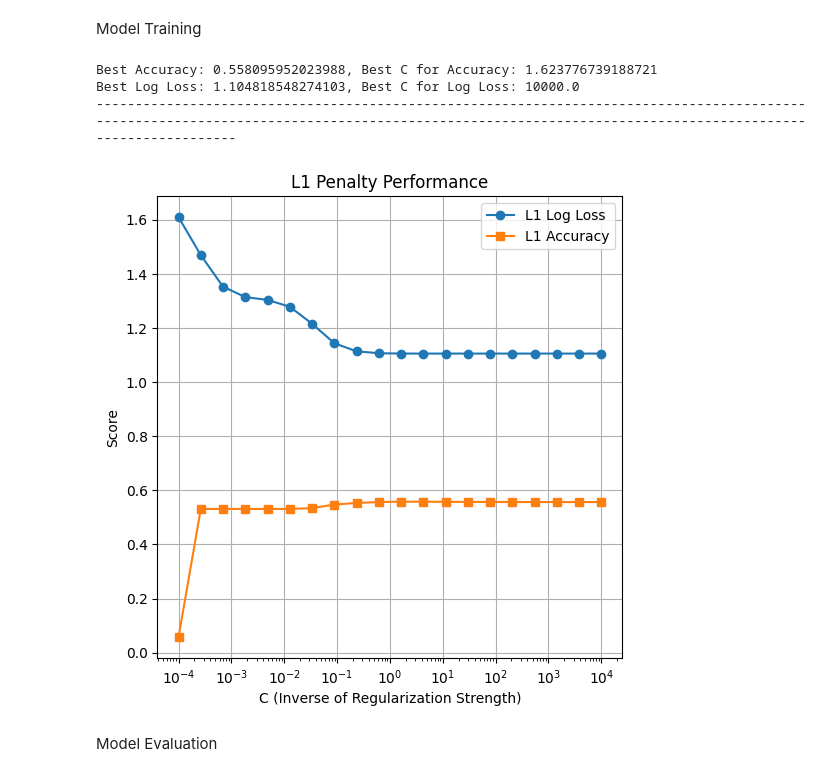
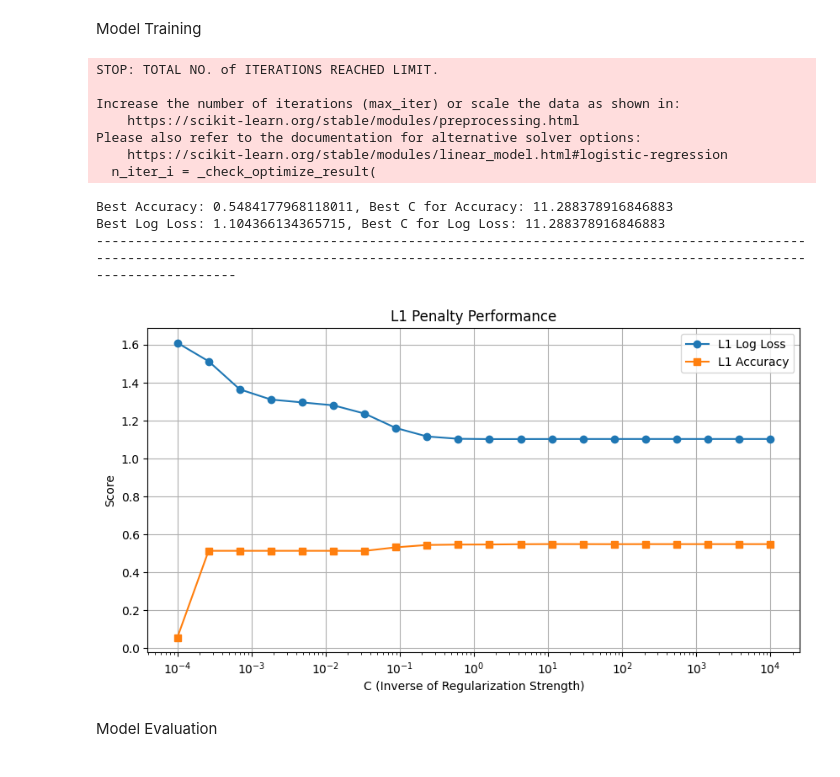
Before and after one commit to Ariamestra/ConsumerReviews, a Jupyter notebook: project_part3.ipynb, the cells around one changed output. Cells and saved outputs as stored; diff of their text form; code cells hidden in the pictures.

Commit message:
Made Model

```diff
--- a/project_part3.ipynb
+++ b/project_part3.ipynb
@@ -116,17 +118,32 @@ Shortest review length: 30 words
 Shape of the DataFrame after dropping rows below 20 words: (26680, 10)
 # %%
 # Clean reviews
+import string
+
+# Drop columns that are not needed
+columns_to_drop = ['Cloth_class', 'Title', 'Materials', 'Construction', 'Color', 'Finishing', 'Durability']
+columns_to_drop = [col for col in columns_to_drop if col in df_cleaned.columns]
+df_cleaned.drop(columns=columns_to_drop, inplace=True)
+
 stop_words = set(stopwords.words('english'))
 
 def clean_review(review):
     review = str(review).lower()
     review = review.translate(str.maketrans('', '', string.punctuation))
-    # Tokenize and remove stop words
     words = word_tokenize(review)
     words = [word for word in words if word.isalpha() and word not in stop_words]
-    # Join string
-    review = ' '.join(words)
-    return review
+    return ' '.join(words)
 
-print(f"Done")
+# Apply the cleaning  to Reviews
+df_cleaned['Processed_Review'] = df_cleaned['Review'].apply(clean_review)
+
+# Calculate the review lengths
+df_cleaned['Review_length'] = df_cleaned['Processed_Review'].apply(lambda x: len(x.split()))
+
+# Drop the reviews shorter than 20 words
+df_cleaned.drop(df_cleaned[df_cleaned['Review_length'] < 20].index, inplace=True)
+
+# Print results
+print("Shape after dropping rows:", df_cleaned.shape)
+print(df_cleaned.head())
 # %% [output]
@@ -195,7 +225,13 @@ import numpy as np
 from sklearn.linear_model import LogisticRegression
 from sklearn.metrics import classification_report, accuracy_score
 
-# Predict probabilities on the test set
+# Define the model
+lr_model = LogisticRegression(random_state=42)
+
+# Fit the model to the training data
+lr_model.fit(X_train_tfidf, y_train_encoded)
+
+# Predict probabilities on the test set using the fitted model
 y_pred_proba = lr_model.predict_proba(X_test_tfidf)
 
 # Calculate the log loss (cross-entropy loss)
@@ -249,37 +285,44 @@ results_df['test_log_loss'] = log_losses
 best_accuracy_index = np.argmax(results_df['test_accuracy'])
 best_accuracy = results_df['test_accuracy'][best_accuracy_index]
 best_C_for_accuracy = results_df['param_C'][best_accuracy_index]
 
 # Find the index and value of the best log loss and corresponding C value
 best_log_loss_index = np.argmin(results_df['test_log_loss'])
 best_log_loss = results_df['test_log_loss'][best_log_loss_index]
 best_C_for_log_loss = results_df['param_C'][best_log_loss_index]
 
 print(f"Best Accuracy: {best_accuracy}, Best C for Accuracy: {best_C_for_accuracy}")
 print(f"Best Log Loss: {best_log_loss}, Best C for Log Loss: {best_C_for_log_loss}")
 print('-' * 200)
 
 # Separate data for l1 penalty (assuming you are only using L1)
 l1_data = results_df[results_df['param_penalty'] == 'l1']
 
 # Plotting
-plt.figure(figsize=(6, 6))
+plt.figure(figsize=(10, 5))
 
 # Plot for L1 penalty
 plt.plot(l1_data['param_C'], -l1_data['mean_test_score'], label='L1 Log Loss', marker='o')
 plt.plot(l1_data['param_C'], l1_data['test_accuracy'], label='L1 Accuracy', marker='s')
 plt.xscale('log')
 plt.xlabel('C (Inverse of Regularization Strength)')
 plt.ylabel('Score')
 plt.title('L1 Penalty Performance')
 plt.legend()
 plt.grid(True)
 
 plt.show()
 # %% [output]
-Best Accuracy: 0.558095952023988, Best C for Accuracy: 1.623776739188721
-Best Log Loss: 1.104818548274103, Best C for Log Loss: 10000.0
---------------------------------------------------------------------------------------------------------------------------------------------------------------------------------------------------------
+STOP: TOTAL NO. of ITERATIONS REACHED LIMIT.
+
+Increase the number of iterations (max_iter) or scale the data as shown in:
+    https://scikit-learn.org/stable/modules/preprocessing.html
+Please also refer to the documentation for alternative solver options:
+    https://scikit-learn.org/stable/modules/linear_model.html#logistic-regression
+  n_iter_i = _check_optimize_result(
+Best Accuracy: 0.5484177968118011, Best C for Accuracy: 11.288378916846883
+Best Log Loss: 1.104366134365715, Best C for Log Loss: 11.288378916846883
+--------------------------------------------------------------------------------------------------------------------------------------------------------------------------------------------------------
-[figure, old version]
+[figure, new version]
 # %% [markdown]
 Model Evaluation
```
Also changed, not shown: parts of 14 cells of this notebook.
